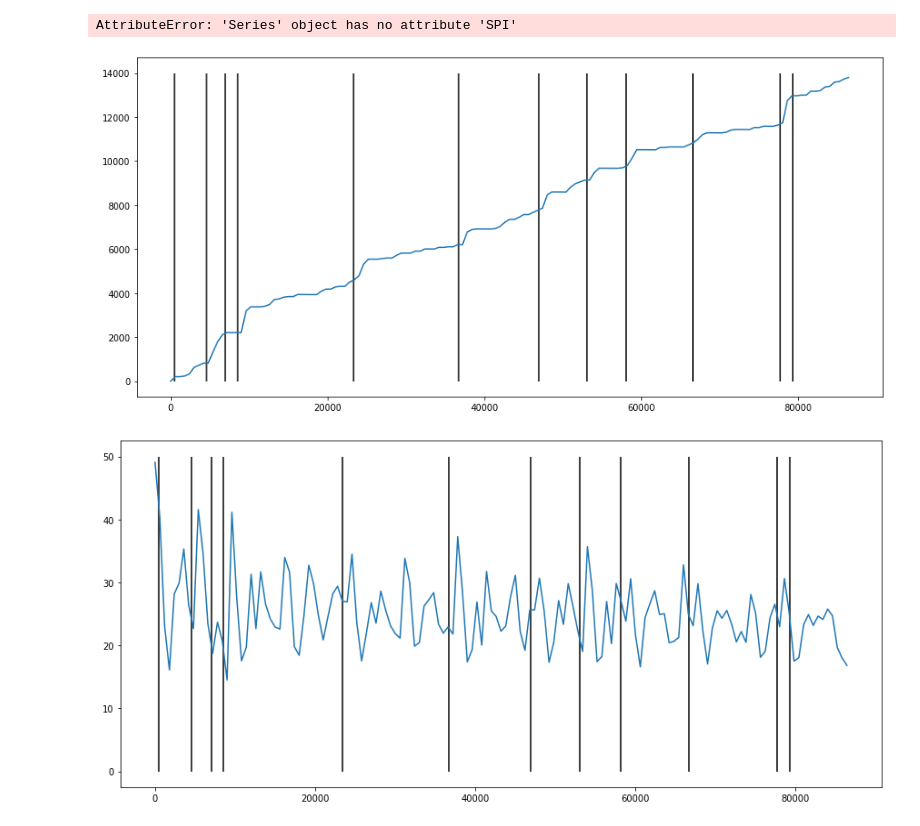
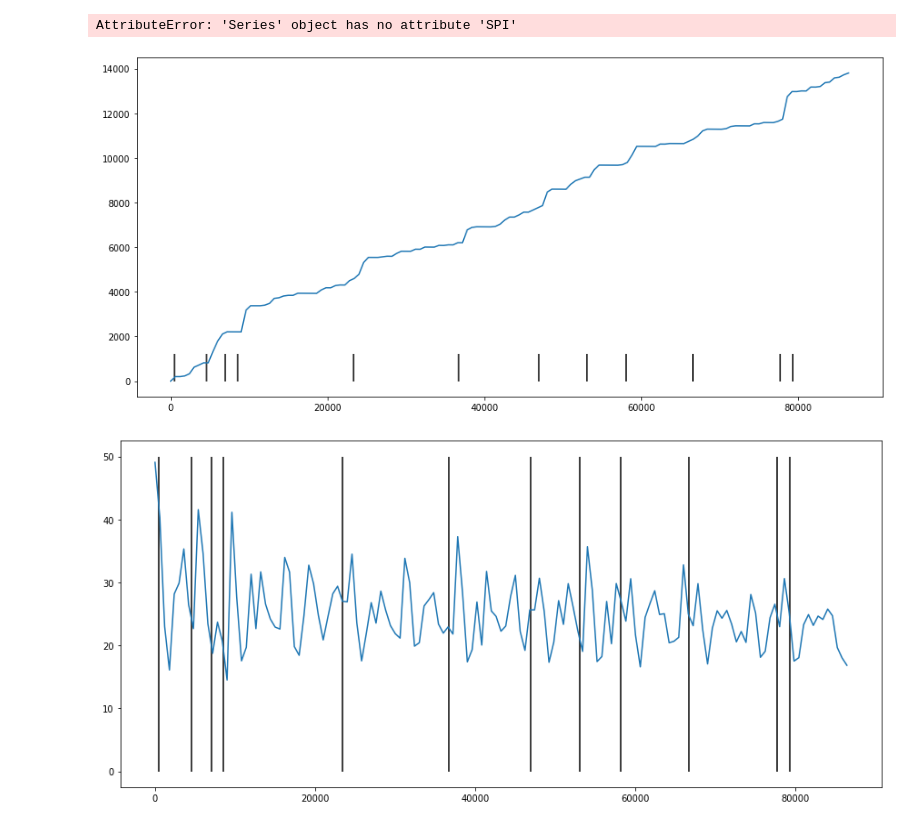
Before and after one commit to adithyashanmugam/Daytona24, a Jupyter notebook: src/2021/FixData2021.ipynb, the cells around one changed output. Saved outputs shown, nothing was run; the diff lists cells and outputs as text; code cells hidden in the pictures.

```diff
--- a/src/2021/FixData2021.ipynb
+++ b/src/2021/FixData2021.ipynb
@@ -164,10 +164,10 @@ for t in range(0, MAXTIME, 600):
 # %%
 plt.figure(figsize=(15,7))
 plt.plot(list(sus_score.keys()), list(sus_score.values()))
-plt.vlines(flagtimes, 0, 14000)
+plt.vlines(flagtimes, 0, 1200)
 plt.show()
 # %% [output]
-[figure, old version]
+[figure, new version]
 # %%
 plt.figure(figsize=(15,7))
 plt.plot(list(risk_score.keys()), list(risk_score.values()))
```
Also changed, not shown: parts of 3 cells of this notebook, 2 other files.
